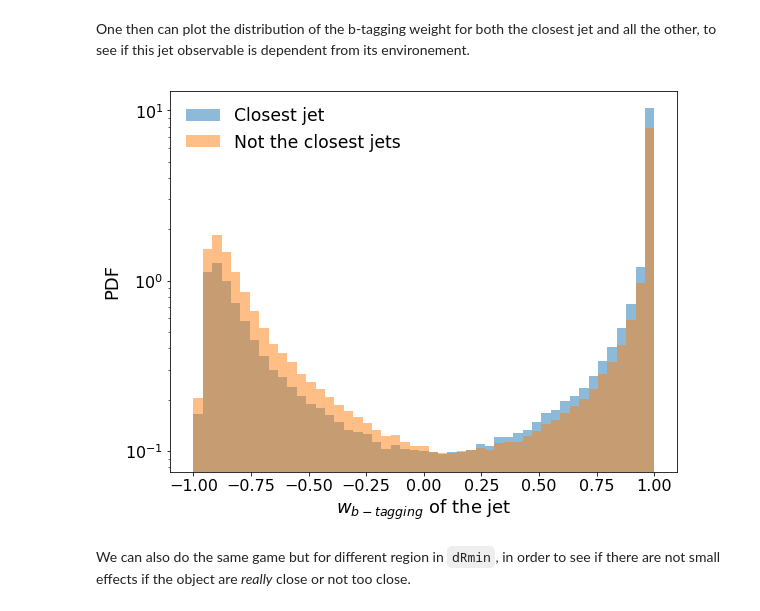
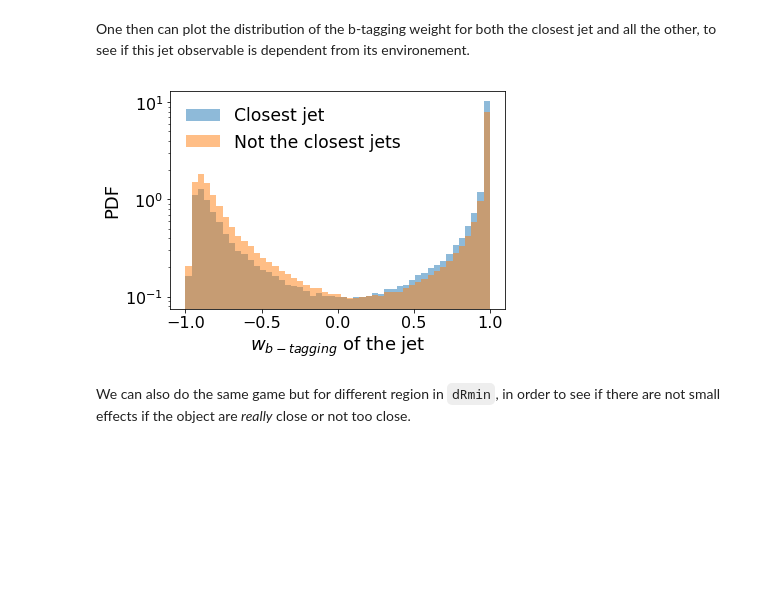
Before and after one commit to MLatCezeaux/intro_numpy, a Jupyter notebook: lecture/3-CollisionAnalysis.ipynb, the cells around one changed output. Drawn from its saved outputs; the diff is of its cells as text; code cells hidden in the pictures; blank space fills up the shorter version.

```diff
--- a/lecture/3-CollisionAnalysis.ipynb
+++ b/lecture/3-CollisionAnalysis.ipynb
@@ -633,17 +648,15 @@ jet_btag_w_other = npu.get_all_but_indexed_value(jet_btag_w, idRmin)
 # %% [markdown]
 One then can plot the distribution of the b-tagging weight for both the closest jet and all the other, to see if this jet observable is dependent from its environement.
 # %%
-fig = plt.figure(figsize=(20, 7))
-plt.subplot(121)
-ax = plt.hist(jet_btag_w_dRmin, bins=np.linspace(-1, 1, 50),
+plt.hist(jet_btag_w_dRmin, bins=np.linspace(-1, 1, 50),
               alpha=0.5, density=True, log=True, label='Closest jet')
-ax = plt.hist(jet_btag_w_other.flatten(), bins=np.linspace(-1, 1, 50),
+plt.hist(jet_btag_w_other.flatten(), bins=np.linspace(-1, 1, 50),
               alpha=0.5, density=True, log=True, label='Not the closest jets')
-ax = plt.xlabel('$w_{b-tagging}$ of the jet')
-ax = plt.ylabel('PDF')
-ax = plt.legend()
+plt.xlabel('$w_{b-tagging}$ of the jet')
+plt.ylabel('PDF')
+plt.legend();
 # %% [output]
-[figure, old version]
+[figure, new version]
 # %% [markdown]
 We can also do the same game but for different region in `dRmin`, in order to see if there are not small effects if the object are *really* close or not too close.
 # %%
```
Also changed, not shown: parts of 17 cells of this notebook, 3 other files.
